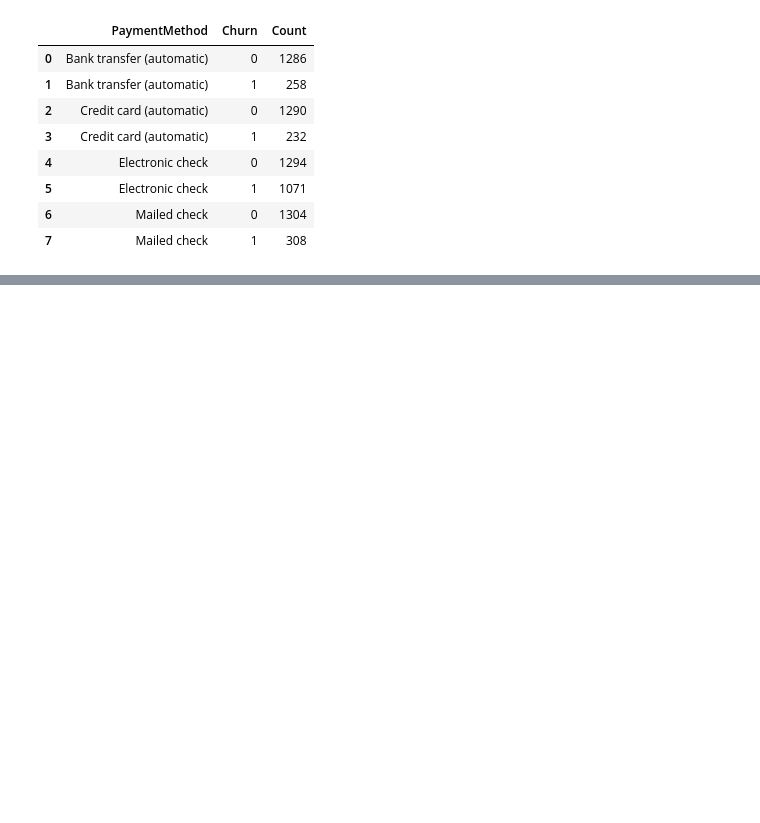
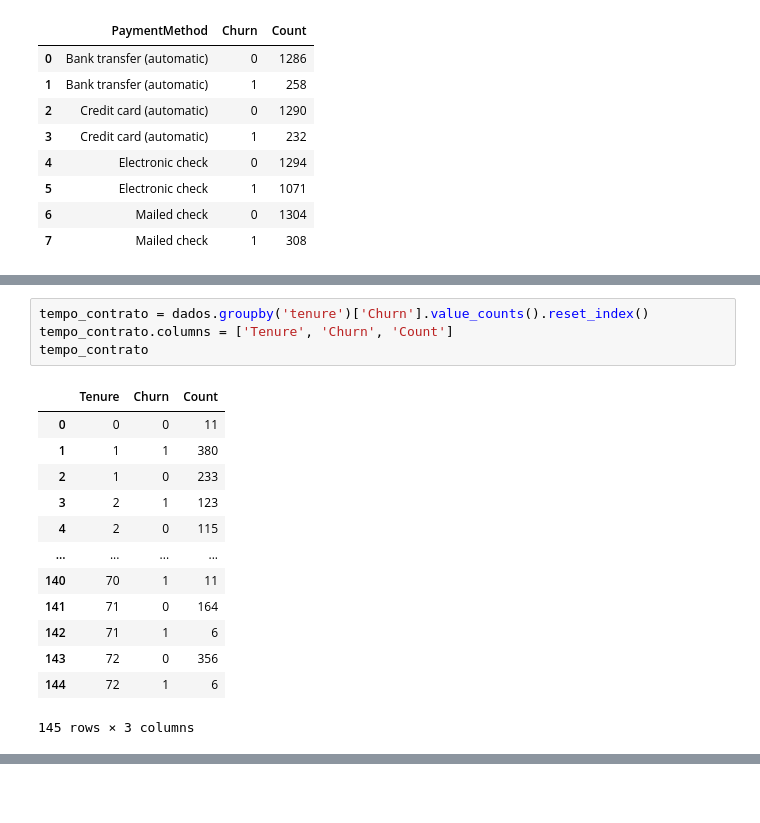
Before and after one commit to AntonioBMesquita/Challenge-Telecomx-2, a Jupyter notebook: TelecomX_parte_2.ipynb, the cells around one changed output, grey strips where cells are left out. Cells and saved outputs as stored; diff of their text form; blank space fills up the shorter version.

```diff
--- a/TelecomX_parte_2.ipynb
+++ b/TelecomX_parte_2.ipynb
@@ -155,0 +184,18 @@ Passing `palette` without assigning `hue` is deprecated and will be removed in v
+# %%
+tempo_contrato = dados.groupby('tenure')['Churn'].value_counts().reset_index()
+tempo_contrato.columns = ['Tenure', 'Churn', 'Count']
+tempo_contrato
+# %% [output]
+|  | Tenure | Churn | Count |
+| 0 | 0 | 0 | 11 |
+| 1 | 1 | 1 | 380 |
+| 2 | 1 | 0 | 233 |
+| 3 | 2 | 1 | 123 |
+| 4 | 2 | 0 | 115 |
+| ... | ... | ... | ... |
+| 140 | 70 | 1 | 11 |
+| 141 | 71 | 0 | 164 |
+| 142 | 71 | 1 | 6 |
+| 143 | 72 | 0 | 356 |
+| 144 | 72 | 1 | 6 |
+145 rows × 3 columns
```
Also changed, not shown: parts of 8 cells of this notebook.
